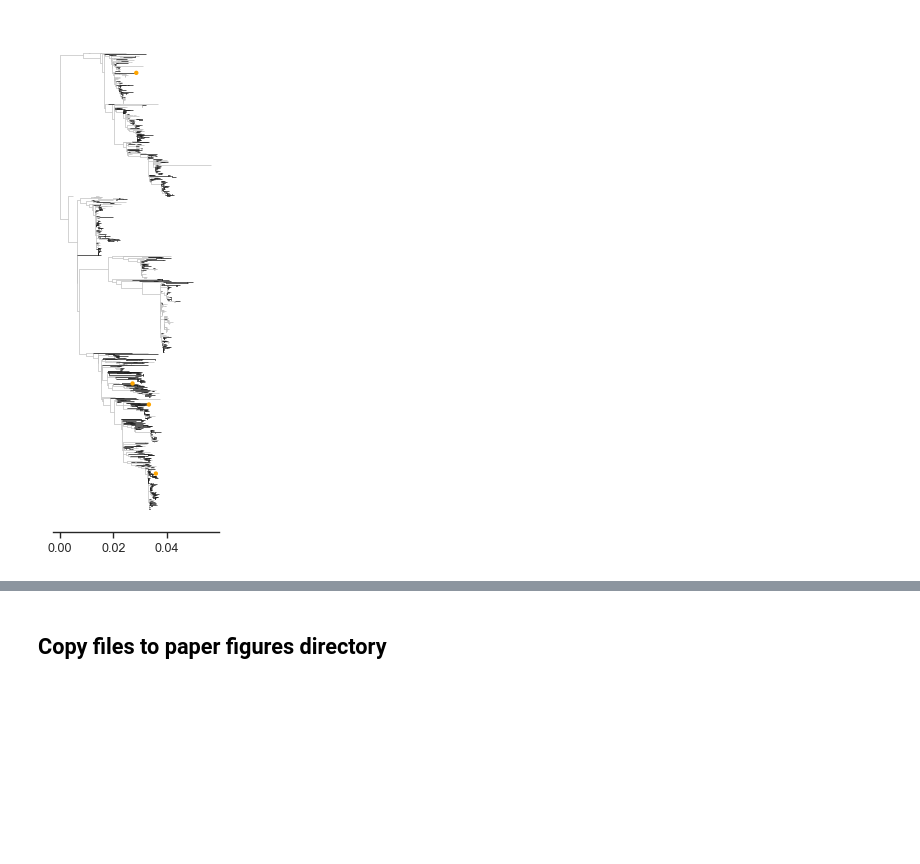
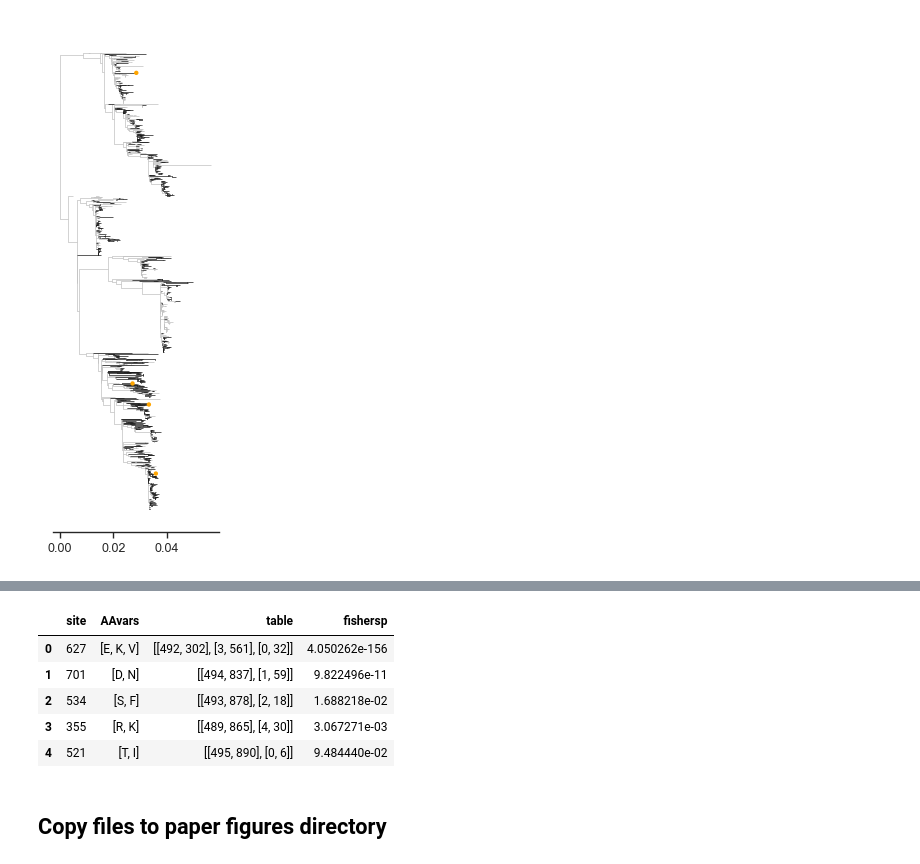
Before and after one commit to jbloomlab/PB2-DMS, a Jupyter notebook: Fig6_H7N9.ipynb, the cells around one changed output, grey strips where cells are left out. Drawn from its saved outputs; the diff is of its cells as text; code cells hidden in the pictures; blank space fills up the shorter version.

```diff
--- a/Fig6_H7N9.ipynb
+++ b/Fig6_H7N9.ipynb
@@ -823,3 +923,14 @@ for mut in ['D701N', 'S534F', 'R355K', 'T521I', 'G685R']:
+# %%
+chosensites = [627, 701, 534, 355, 521]
+dffishers_chosen = sitewiseFishers(dfgroup, chosensites, 6)
+dffishers_chosen
+# %% [output]
+|  | site | AAvars | table | fishersp |
+| 0 | 627 | [E, K, V] | [[492, 302], [3, 561], [0, 32]] | 4.050262e-156 |
+| 1 | 701 | [D, N] | [[494, 837], [1, 59]] | 9.822496e-11 |
+| 2 | 534 | [S, F] | [[493, 878], [2, 18]] | 1.688218e-02 |
+| 3 | 355 | [R, K] | [[489, 865], [4, 30]] | 3.067271e-03 |
+| 4 | 521 | [T, I] | [[495, 890], [0, 6]] | 9.484440e-02 |
 # %% [markdown]
 ## Copy files to paper figures directory
 # %%
```
Also changed, not shown: parts of 7 cells of this notebook, 2 other files.
